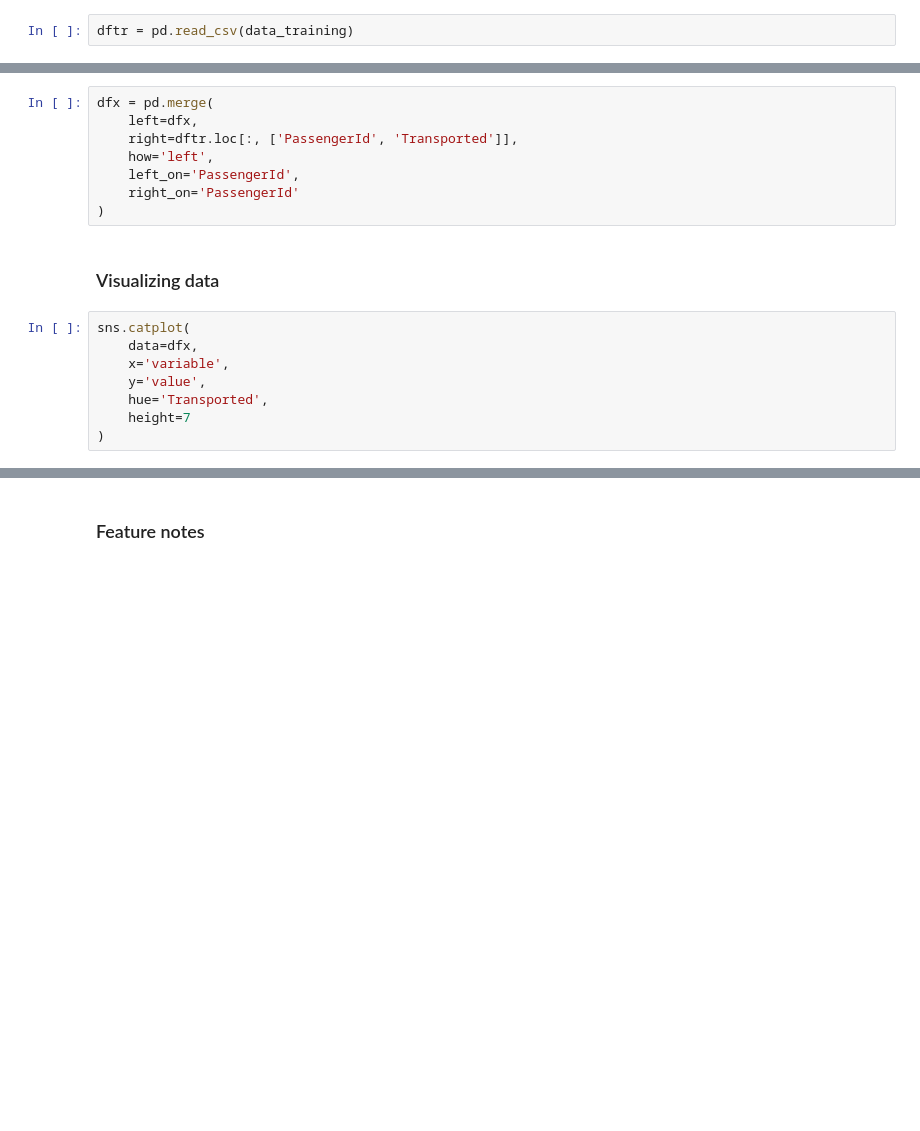
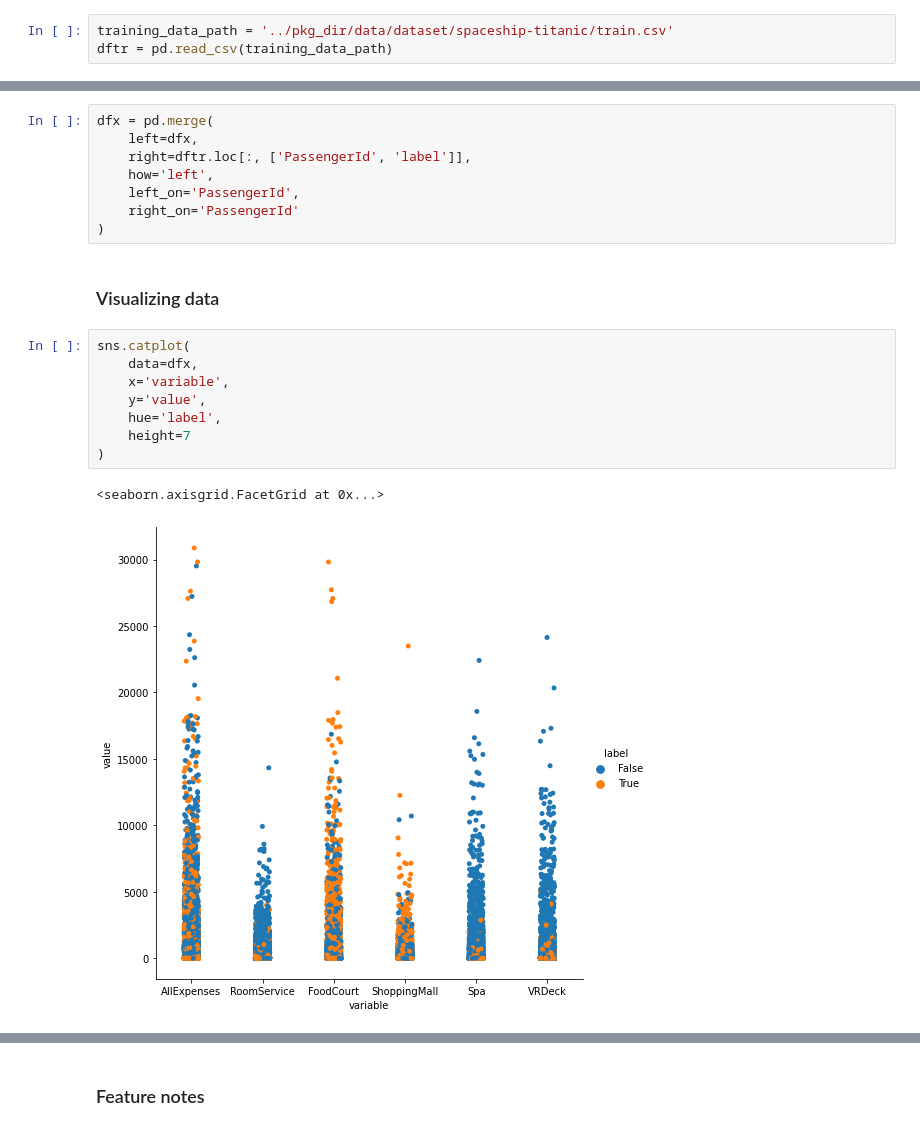
Before and after one commit to robperch/kgl_space_titanic, a Jupyter notebook: notebooks/data_exploration.ipynb, the cells around one changed output, grey strips where cells are left out. Saved outputs shown, nothing was run; the diff lists cells and outputs as text; blank space fills up the shorter version.

```diff
--- a/notebooks/data_exploration.ipynb
+++ b/notebooks/data_exploration.ipynb
@@ -28,7 +28,8 @@ from pkg_dir.src.parameters import *
 # Loading data
 - Training dataset
 # %%
-dftr = pd.read_csv(data_training)
+training_data_path = '../pkg_dir/data/dataset/spaceship-titanic/train.csv'
+dftr = pd.read_csv(training_data_path)
 # %% [markdown]
 # Processing data based on the data schema
 # %%
@@ -241,7 +239,7 @@ dfx = pd.melt(
 # %%
 dfx = pd.merge(
     left=dfx,
-    right=dftr.loc[:, ['PassengerId', 'Transported']],
+    right=dftr.loc[:, ['PassengerId', 'label']],
     how='left',
     left_on='PassengerId',
     right_on='PassengerId'
@@ -251,11 +249,14 @@ dfx = pd.merge(
 # %%
 sns.catplot(
     data=dfx,
     x='variable',
     y='value',
-    hue='Transported',
+    hue='label',
     height=7
 )
+# %% [output]
+<seaborn.axisgrid.FacetGrid at 0x...>
+[figure, added]
 # %%
 sns.catplot(
     data=dfx,
```
Also changed, not shown: parts of 3 cells of this notebook, 4 other files.
